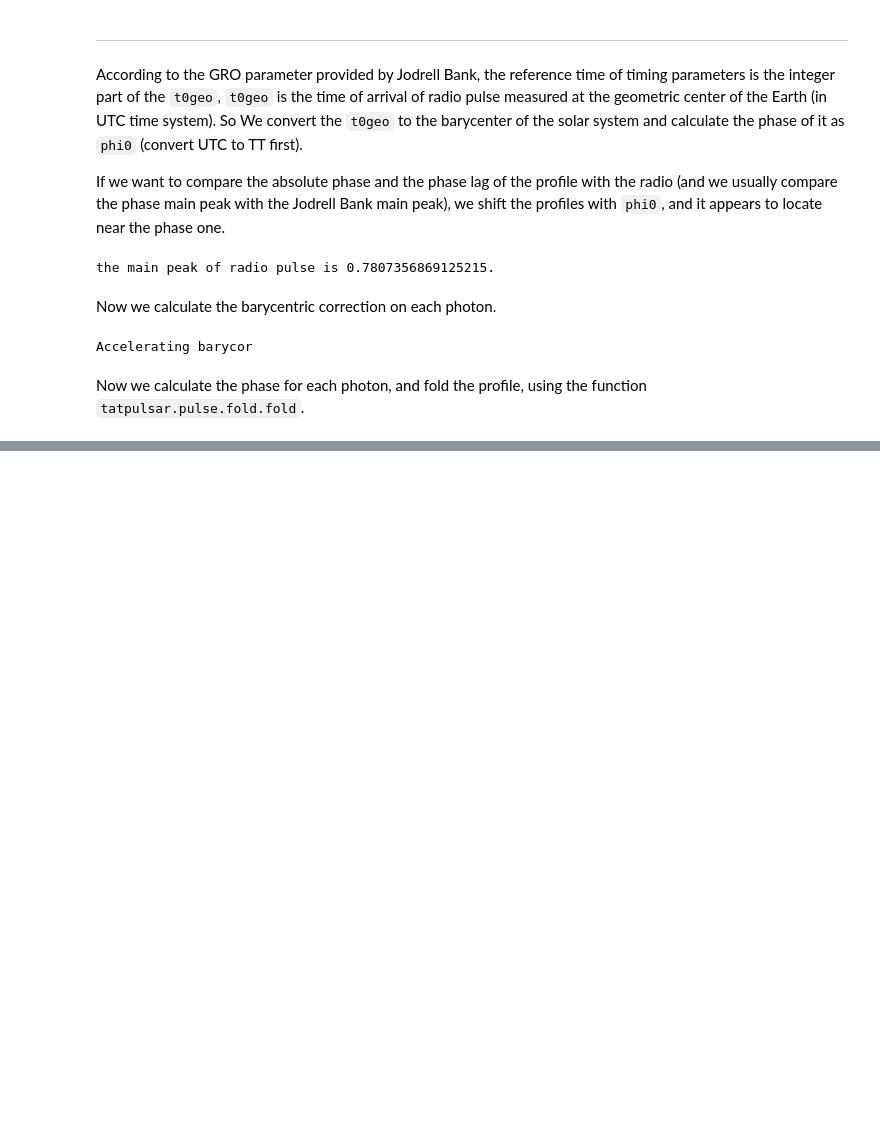
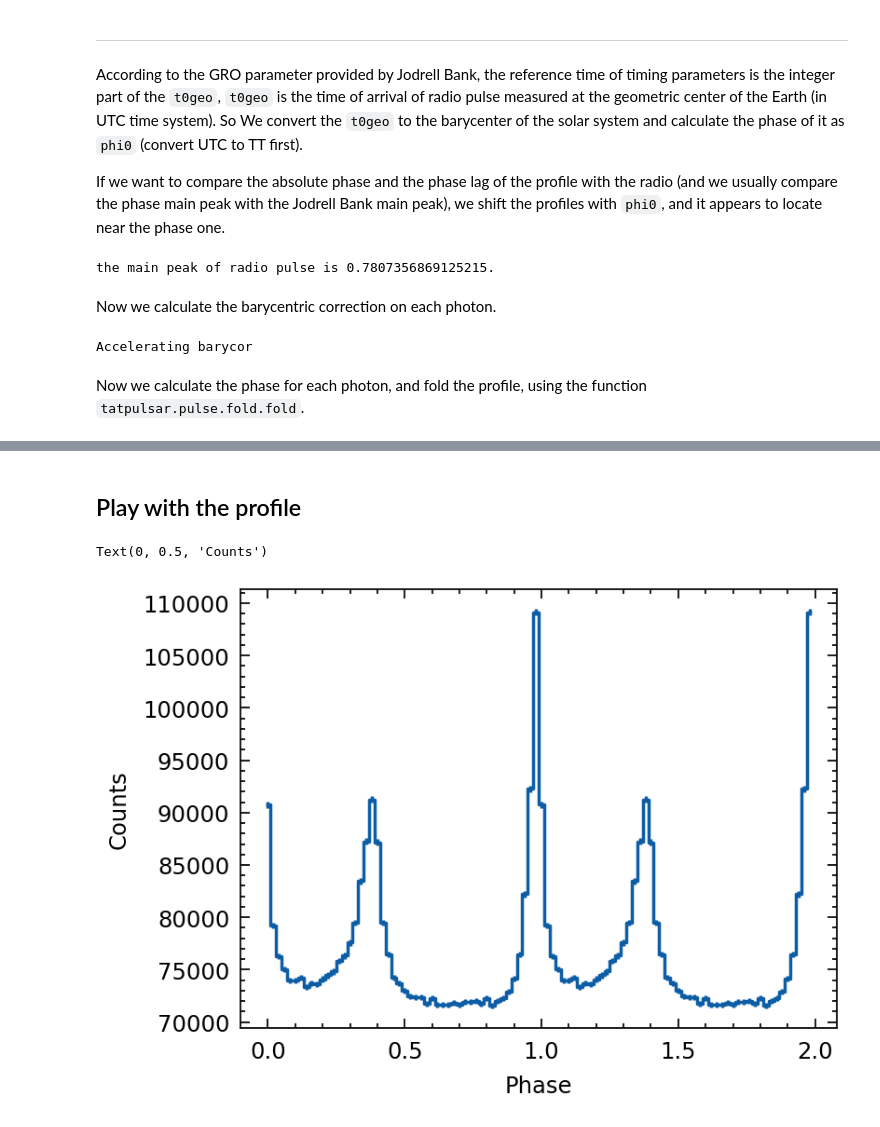
Before and after one commit to tuoyl/tat-pulsar, a Jupyter notebook: docs/notebooks/PulsarTimingAnalysis.ipynb, the cells around one changed output, grey strips where cells are left out. Saved outputs shown, nothing was run; the diff lists cells and outputs as text; code cells hidden in the pictures; blank space fills up the shorter version.

```diff
--- a/docs/notebooks/PulsarTimingAnalysis.ipynb
+++ b/docs/notebooks/PulsarTimingAnalysis.ipynb
@@ -118,0 +123,13 @@ Text(0, 0.5, 'Counts')
+# %% [markdown]
+## Play with the profile
+# %%
+profile.cycles = 2 # set the phase cycls of profile
+plt.errorbar(profile.phase,
+             profile.counts,
+             yerr=profile.error,
+             ds='steps-mid')
+plt.xlabel("Phase")
+plt.ylabel("Counts")
+# %% [output]
+Text(0, 0.5, 'Counts')
+[figure, added]
```
Also changed, not shown: parts of 5 cells of this notebook, 37 other files.
